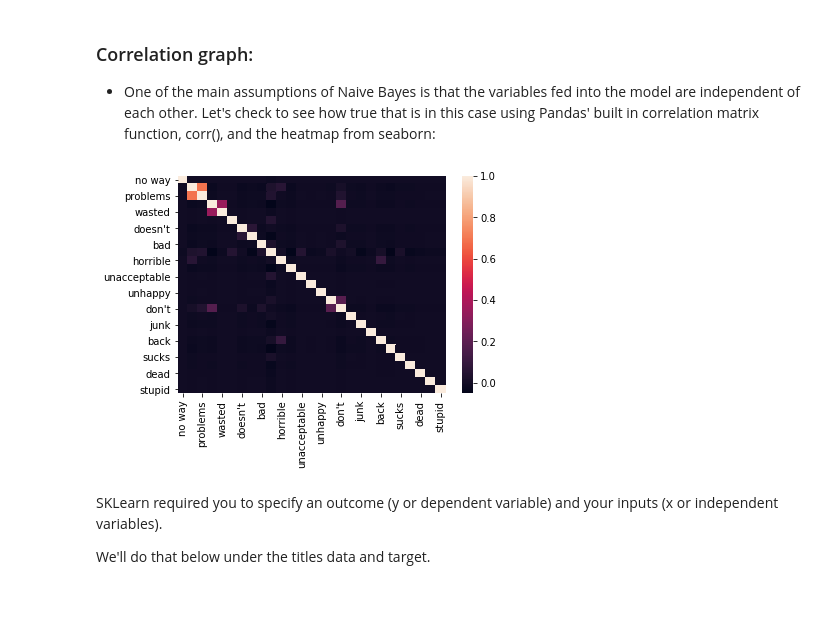
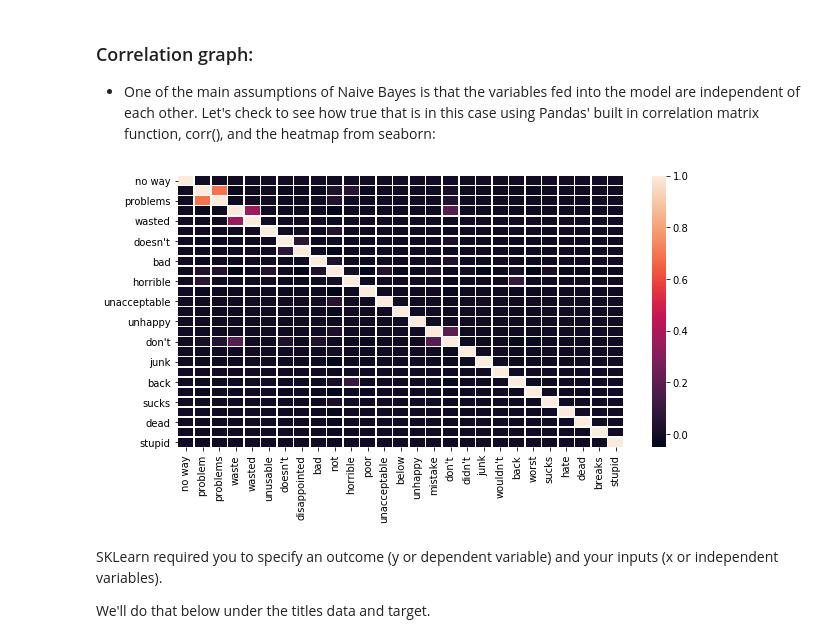
Before and after one commit to evian13/Bootcamp-U2, a Jupyter notebook: DS Bootcamp - U2L3.4 - Challenge Iterate and evaluate your classifier.ipynb, the cells around one changed output. Saved outputs shown, nothing was run; the diff lists cells and outputs as text; code cells hidden in the pictures; blank space fills up the shorter version.

```diff
--- a/DS Bootcamp - U2L3.4 - Challenge Iterate and evaluate your classifier.ipynb
+++ b/DS Bootcamp - U2L3.4 - Challenge Iterate and evaluate your classifier.ipynb
@@ -180,10 +180,12 @@ data_amz['Sentiment'] = (data_amz['Sentiment'] == 1)
 ### Correlation graph:
 * One of the main assumptions of Naive Bayes is that the variables fed into the model are independent of each other. Let's check to see how true that is in this case using Pandas' built in correlation matrix function, corr(), and the heatmap from seaborn:
 # %%
-sns.heatmap(data_amz[keywords].corr())
+
+plt.figure(figsize=(10, 5))
+sns.heatmap(data_amz[keywords].corr() , linewidths=.5)
 plt.show()
 # %% [output]
-[figure, old version]
+[figure, new version]
 # %% [markdown]
 SKLearn required you to specify an outcome (y or dependent variable) and your inputs (x or independent variables).
 
```
